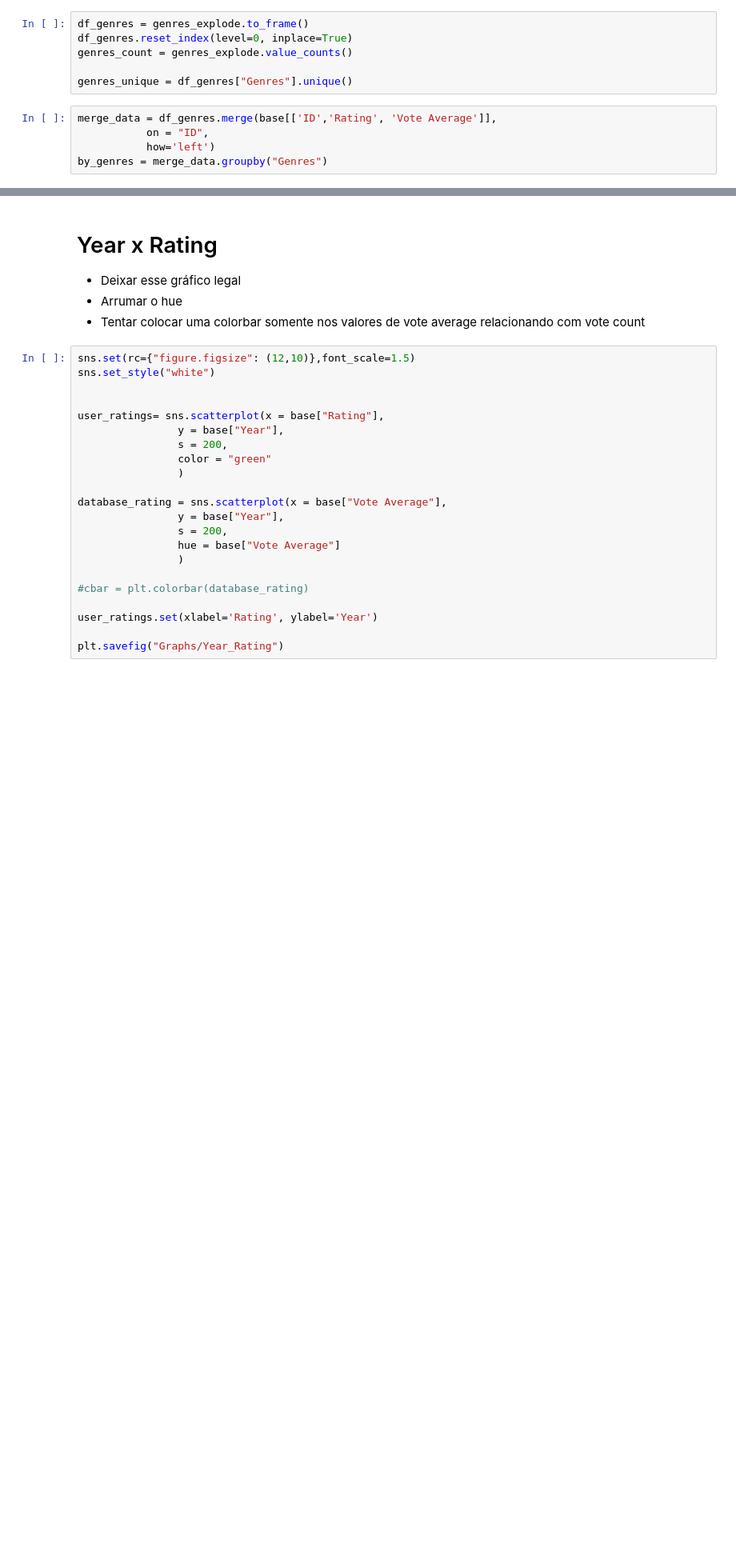
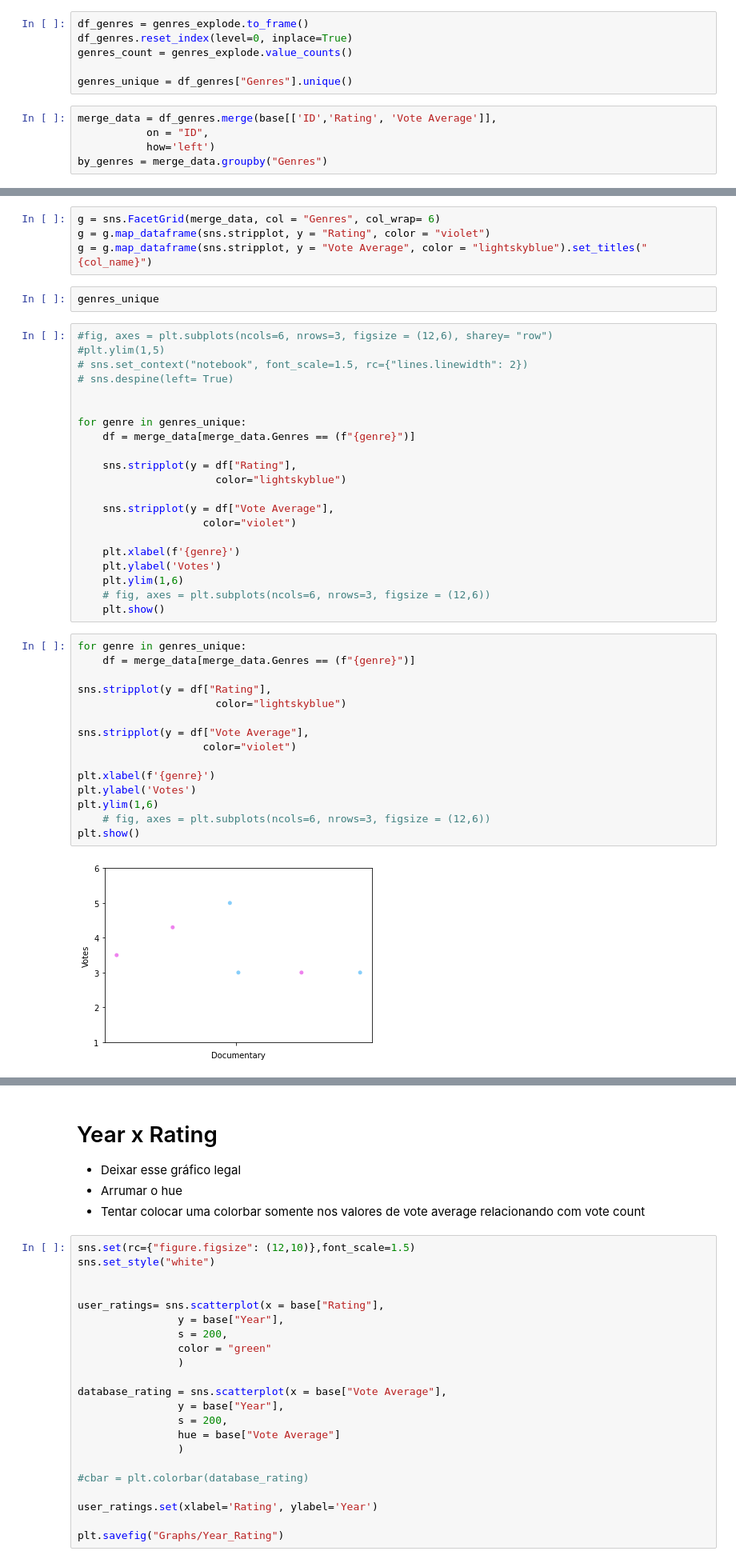
Before and after one commit to gabieller/MoviesDataBase, a Jupyter notebook: graph_analysis.ipynb, the cells around one changed output, grey strips where cells are left out. Shown: that part at 80% size. Drawn from its saved outputs; the diff is of its cells as text; blank space fills up the shorter version.

```diff
--- a/graph_analysis.ipynb
+++ b/graph_analysis.ipynb
@@ -183,0 +143,44 @@ g.map(plt.hist, y = "Rating")
+# %%
+g = sns.FacetGrid(merge_data, col = "Genres", col_wrap= 6)
+g = g.map_dataframe(sns.stripplot, y = "Rating", color = "violet")
+g = g.map_dataframe(sns.stripplot, y = "Vote Average", color = "lightskyblue").set_titles("{col_name}")
+# %%
+genres_unique
+# %%
+#fig, axes = plt.subplots(ncols=6, nrows=3, figsize = (12,6), sharey= "row")
+#plt.ylim(1,5)
+# sns.set_context("notebook", font_scale=1.5, rc={"lines.linewidth": 2})
+# sns.despine(left= True)
+
+
+for genre in genres_unique:
+    df = merge_data[merge_data.Genres == (f"{genre}")]
+
+    sns.stripplot(y = df["Rating"],
+                      color="lightskyblue")
+
+    sns.stripplot(y = df["Vote Average"],
+                    color="violet")
+
+    plt.xlabel(f'{genre}')
+    plt.ylabel('Votes')
+    plt.ylim(1,6)
+    # fig, axes = plt.subplots(ncols=6, nrows=3, figsize = (12,6))
+    plt.show()
+# %%
+for genre in genres_unique:
+    df = merge_data[merge_data.Genres == (f"{genre}")]
+
+sns.stripplot(y = df["Rating"],
+                      color="lightskyblue")
+
+sns.stripplot(y = df["Vote Average"],
+                    color="violet")
+
+plt.xlabel(f'{genre}')
+plt.ylabel('Votes')
+plt.ylim(1,6)
+    # fig, axes = plt.subplots(ncols=6, nrows=3, figsize = (12,6))
+plt.show()
+# %% [output]
+[figure, added]
```
Also changed, not shown: parts of 23 cells of this notebook, 1 other file.
